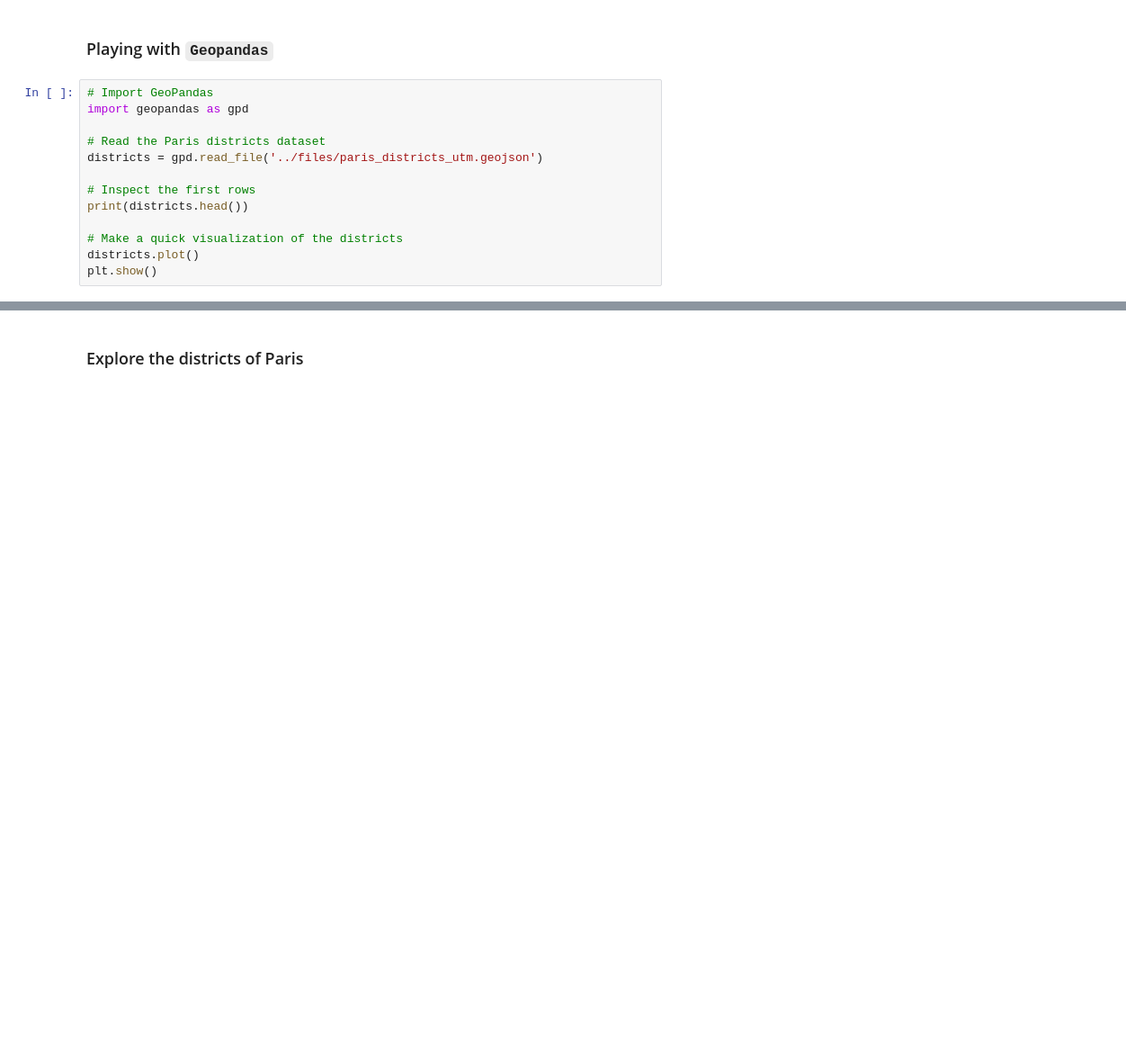
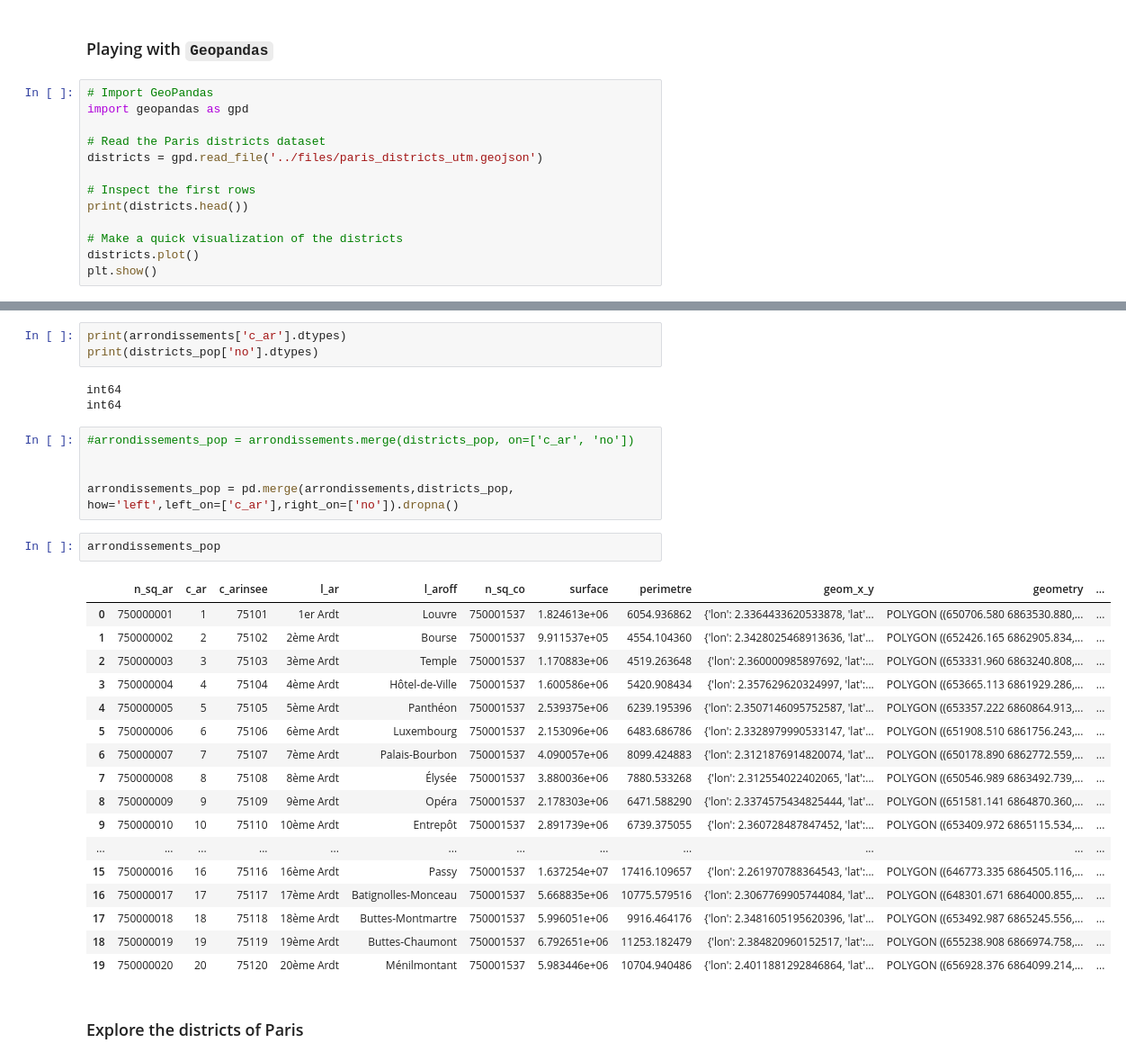
Before and after one commit to dataandcrowd/GISCI242, a Jupyter notebook: code/6.geopandas.ipynb, the cells around one changed output, grey strips where cells are left out. Shown at 90% size. Cells and saved outputs as stored; diff of their text form; blank space fills up the shorter version.

```diff
--- a/code/6.geopandas.ipynb
+++ b/code/6.geopandas.ipynb
@@ -43,3 +101,34 @@ plt.show()
+# %%
+print(arrondissements['c_ar'].dtypes)
+print(districts_pop['no'].dtypes)
+# %% [output]
+int64
+int64
+# %%
+#arrondissements_pop = arrondissements.merge(districts_pop, on=['c_ar', 'no'])
+
+
+arrondissements_pop = pd.merge(arrondissements,districts_pop, how='left',left_on=['c_ar'],right_on=['no']).dropna()
+# %%
+arrondissements_pop
+# %% [output]
+|  | n_sq_ar | c_ar | c_arinsee | l_ar | l_aroff | n_sq_co | surface | perimetre | geom_x_y | geometry | ... |
+| 0 | 750000001 | 1 | 75101 | 1er Ardt | Louvre | 750001537 | 1.824613e+06 | 6054.936862 | {'lon': 2.3364433620533878, 'lat'... | POLYGON ((650706.580 6863530.880,... | ... |
+| 1 | 750000002 | 2 | 75102 | 2ème Ardt | Bourse | 750001537 | 9.911537e+05 | 4554.104360 | {'lon': 2.3428025468913636, 'lat'... | POLYGON ((652426.165 6862905.834,... | ... |
+| 2 | 750000003 | 3 | 75103 | 3ème Ardt | Temple | 750001537 | 1.170883e+06 | 4519.263648 | {'lon': 2.360000985897692, 'lat':... | POLYGON ((653331.960 6863240.808,... | ... |
+| 3 | 750000004 | 4 | 75104 | 4ème Ardt | Hôtel-de-Ville | 750001537 | 1.600586e+06 | 5420.908434 | {'lon': 2.357629620324997, 'lat':... | POLYGON ((653665.113 6861929.286,... | ... |
+| 4 | 750000005 | 5 | 75105 | 5ème Ardt | Panthéon | 750001537 | 2.539375e+06 | 6239.195396 | {'lon': 2.3507146095752587, 'lat'... | POLYGON ((653357.222 6860864.913,... | ... |
+| 5 | 750000006 | 6 | 75106 | 6ème Ardt | Luxembourg | 750001537 | 2.153096e+06 | 6483.686786 | {'lon': 2.3328979990533147, 'lat'... | POLYGON ((651908.510 6861756.243,... | ... |
+| 6 | 750000007 | 7 | 75107 | 7ème Ardt | Palais-Bourbon | 750001537 | 4.090057e+06 | 8099.424883 | {'lon': 2.3121876914820074, 'lat'... | POLYGON ((650178.890 6862772.559,... | ... |
+| 7 | 750000008 | 8 | 75108 | 8ème Ardt | Élysée | 750001537 | 3.880036e+06 | 7880.533268 | {'lon': 2.312554022402065, 'lat':... | POLYGON ((650546.989 6863492.739,... | ... |
+| 8 | 750000009 | 9 | 75109 | 9ème Ardt | Opéra | 750001537 | 2.178303e+06 | 6471.588290 | {'lon': 2.3374575434825444, 'lat'... | POLYGON ((651581.141 6864870.360,... | ... |
+| 9 | 750000010 | 10 | 75110 | 10ème Ardt | Entrepôt | 750001537 | 2.891739e+06 | 6739.375055 | {'lon': 2.360728487847452, 'lat':... | POLYGON ((653409.972 6865115.534,... | ... |
+| ... | ... | ... | ... | ... | ... | ... | ... | ... | ... | ... | ... |
+| 15 | 750000016 | 16 | 75116 | 16ème Ardt | Passy | 750001537 | 1.637254e+07 | 17416.109657 | {'lon': 2.261970788364543, 'lat':... | POLYGON ((646773.335 6864505.116,... | ... |
+| 16 | 750000017 | 17 | 75117 | 17ème Ardt | Batignolles-Monceau | 750001537 | 5.668835e+06 | 10775.579516 | {'lon': 2.3067769905744084, 'lat'... | POLYGON ((648301.671 6864000.855,... | ... |
+| 17 | 750000018 | 18 | 75118 | 18ème Ardt | Buttes-Montmartre | 750001537 | 5.996051e+06 | 9916.464176 | {'lon': 2.3481605195620396, 'lat'... | POLYGON ((653492.987 6865245.556,... | ... |
+| 18 | 750000019 | 19 | 75119 | 19ème Ardt | Buttes-Chaumont | 750001537 | 6.792651e+06 | 11253.182479 | {'lon': 2.384820960152517, 'lat':... | POLYGON ((655238.908 6866974.758,... | ... |
+| 19 | 750000020 | 20 | 75120 | 20ème Ardt | Ménilmontant | 750001537 | 5.983446e+06 | 10704.940486 | {'lon': 2.4011881292846864, 'lat'... | POLYGON ((656928.376 6864099.214,... | ... |
 # %% [markdown]
 ### Explore the districts of Paris
 # %%
```
Also changed, not shown: parts of 15 cells of this notebook, 6 other files.
